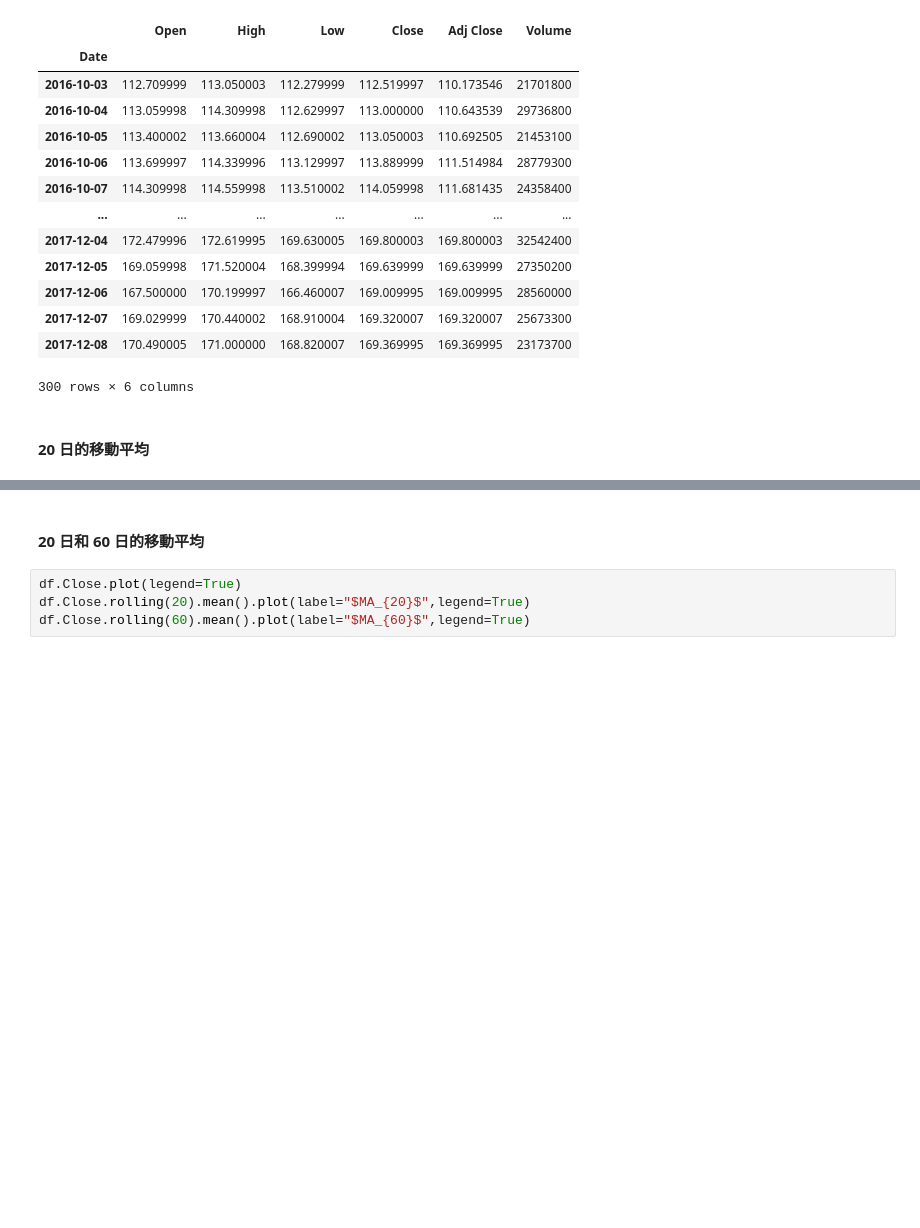
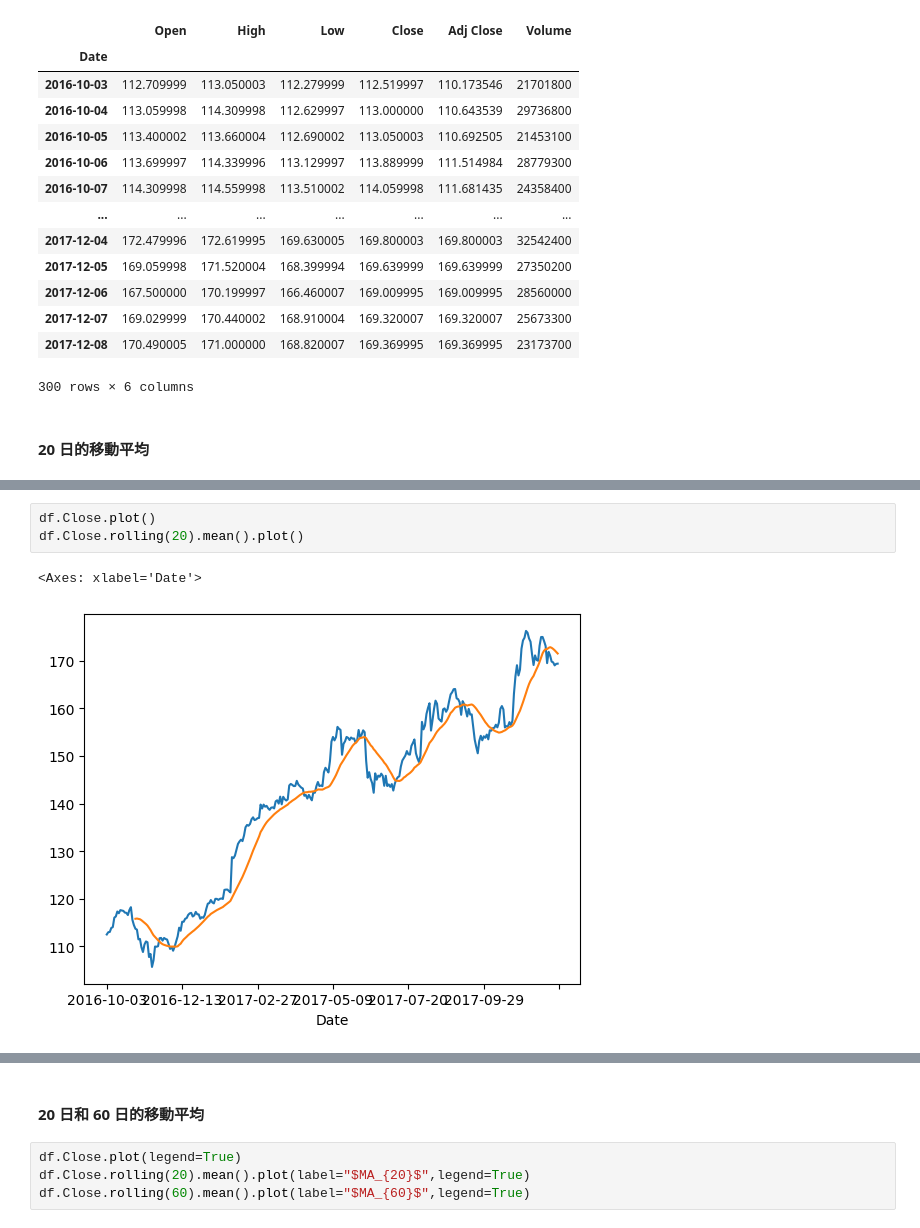
Before and after one commit to nelsonchchang/IMLP, a Jupyter notebook: Unit02/2.2.2_Pandas數據分析.ipynb, the cells around one changed output, grey strips where cells are left out. Drawn from its saved outputs; the diff is of its cells as text; blank space fills up the shorter version.

```diff
--- a/Unit02/2.2.2_Pandas數據分析.ipynb
+++ b/Unit02/2.2.2_Pandas數據分析.ipynb
@@ -374,0 +367,6 @@ df
+# %%
+df.Close.plot()
+df.Close.rolling(20).mean().plot()
+# %% [output]
+<Axes: xlabel='Date'>
+[figure, added]
```
Also changed, not shown: parts of 4 cells of this notebook.
